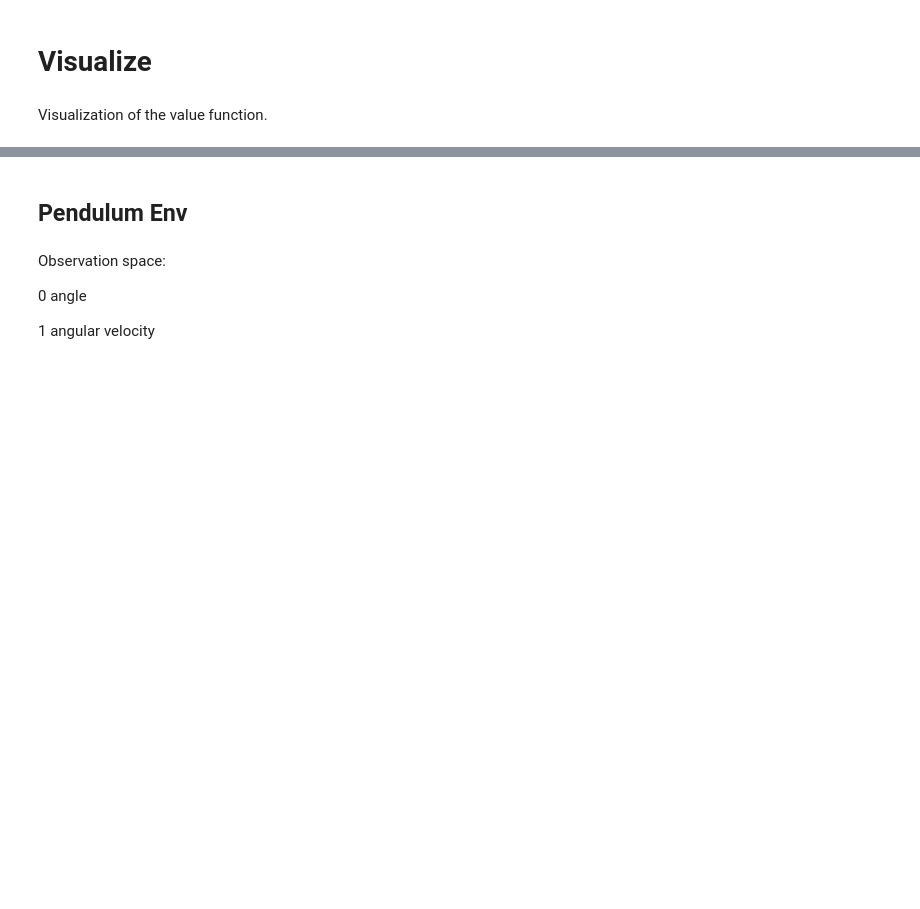
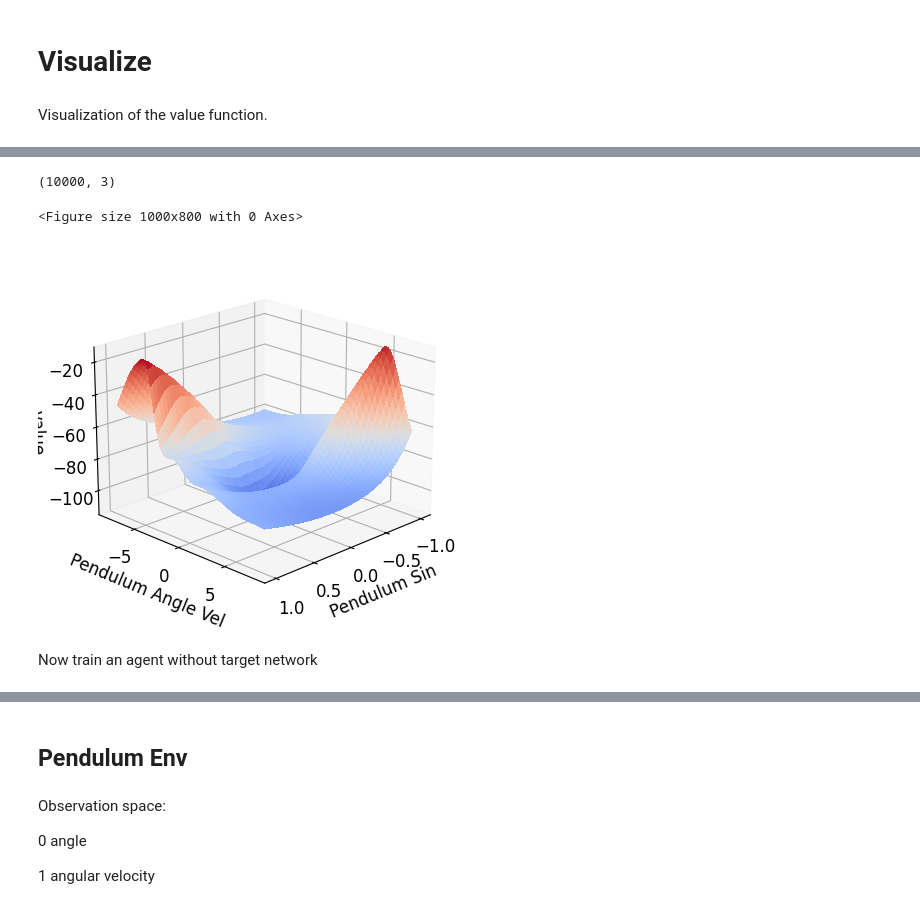
Before and after one commit to la2pixel/RL25_Assignments, a Jupyter notebook: HW 7/Gym-DQN.ipynb, the cells around one changed output, grey strips where cells are left out. Saved outputs shown, nothing was run; the diff lists cells and outputs as text; code cells hidden in the pictures; blank space fills up the shorter version.

```diff
--- a/HW 7/Gym-DQN.ipynb
+++ b/HW 7/Gym-DQN.ipynb
@@ -374,0 +431,8 @@ Adapt the value_function plotting from last time to plot the maxQ value
+# %%
+figQ = plot_Q_function_generic(q_agent.Q, input_dims=o_space.shape[0], plot_dim1=1, plot_dim2=2, label_dim1="Pendulum Sin", label_dim2="Pendulum Angle Vel")
+# %% [output]
+(10000, 3)
+<Figure size 1000x800 with 0 Axes>
+[figure, added]
+# %% [markdown]
+Now train an agent without target network
```
Also changed, not shown: parts of 42 cells of this notebook.
